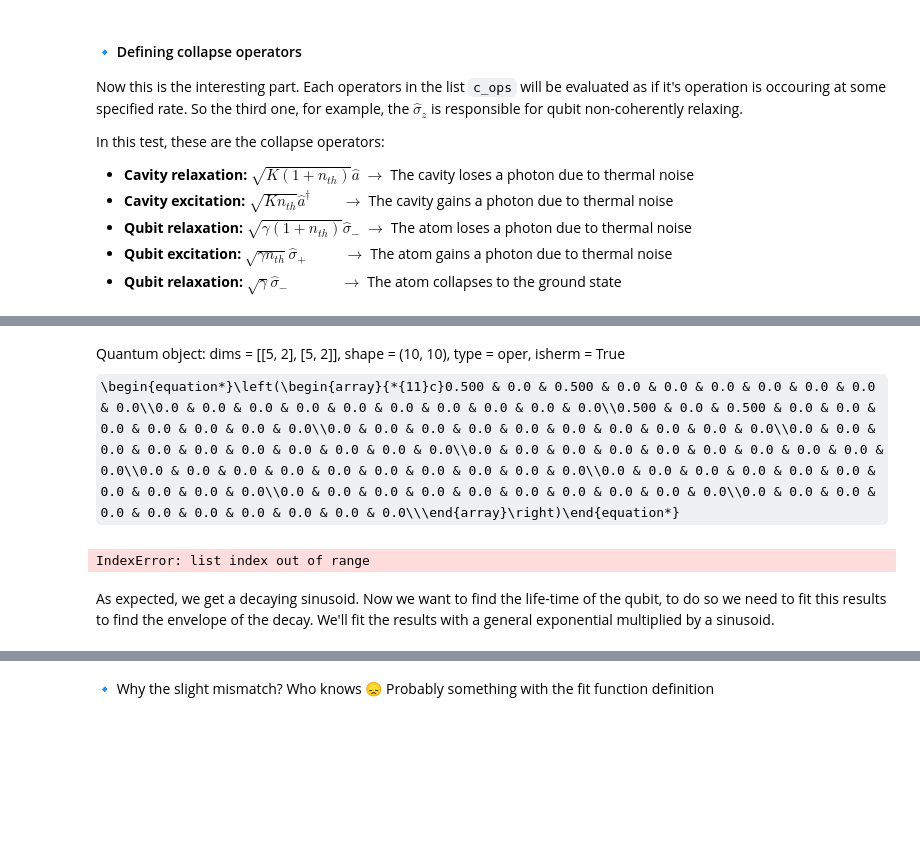
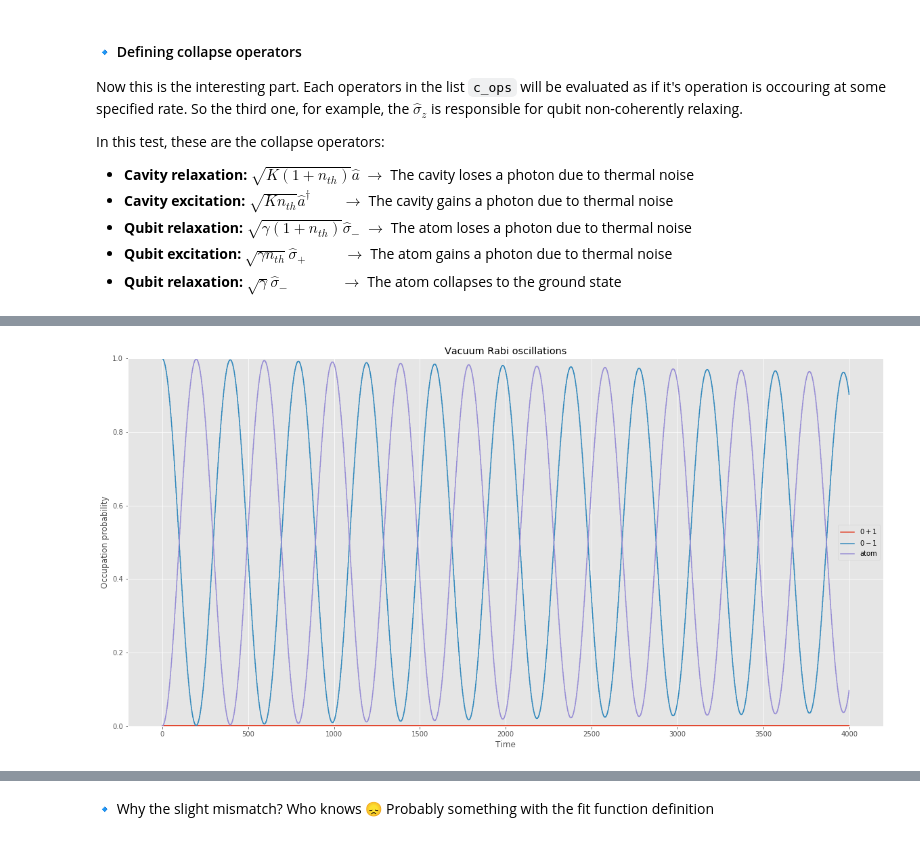
Before and after one commit to DanielCohenHillel/Cavity-Analysis, a Jupyter notebook: dephasing/dephasing.ipynb, the cells around one changed output, grey strips where cells are left out. Cells and saved outputs as stored; diff of their text form; code cells hidden in the pictures; some formulas as TeX source; blank space fills up the shorter version.

```diff
--- a/dephasing/dephasing.ipynb
+++ b/dephasing/dephasing.ipynb
@@ -122,24 +109,0 @@ if not output.num_expect:
-# %%
-e_ops[0]
-# %% [output]
-Quantum object: dims = [[5, 2], [5, 2]], shape = (10, 10), type = oper, isherm = True\begin{equation*}\left(\begin{array}{*{11}c}0.500 & 0.0 & 0.500 & 0.0 & 0.0 & 0.0 & 0.0 & 0.0 & 0.0 & 0.0\\0.0 & 0.0 & 0.0 & 0.0 & 0.0 & 0.0 & 0.0 & 0.0 & 0.0 & 0.0\\0.500 & 0.0 & 0.500 & 0.0 & 0.0 & 0.0 & 0.0 & 0.0 & 0.0 & 0.0\\0.0 & 0.0 & 0.0 & 0.0 & 0.0 & 0.0 & 0.0 & 0.0 & 0.0 & 0.0\\0.0 & 0.0 & 0.0 & 0.0 & 0.0 & 0.0 & 0.0 & 0.0 & 0.0 & 0.0\\0.0 & 0.0 & 0.0 & 0.0 & 0.0 & 0.0 & 0.0 & 0.0 & 0.0 & 0.0\\0.0 & 0.0 & 0.0 & 0.0 & 0.0 & 0.0 & 0.0 & 0.0 & 0.0 & 0.0\\0.0 & 0.0 & 0.0 & 0.0 & 0.0 & 0.0 & 0.0 & 0.0 & 0.0 & 0.0\\0.0 & 0.0 & 0.0 & 0.0 & 0.0 & 0.0 & 0.0 & 0.0 & 0.0 & 0.0\\0.0 & 0.0 & 0.0 & 0.0 & 0.0 & 0.0 & 0.0 & 0.0 & 0.0 & 0.0\\\end{array}\right)\end{equation*}
-# %%
-n_c = output.expect[0]
-n_a = output.expect[1]
-nn = output.expect[2]
-
-
-fig, axes = plt.subplots(figsize=(20,10))
-n = []
-for i, expect in enumerate(output.expect):
-    n.append(expect)
-    axes.plot(tlist, expect)
-
-axes.legend(["$0+1$", "$0-1$", "atom"])
-axes.set_xlabel('Time')
-axes.set_ylabel('Occupation probability')
-axes.set_title('Vacuum Rabi oscillations');
-# %% [output]
-IndexError: list index out of range
-# %% [markdown]
-As expected, we get a decaying sinusoid. Now we want to find the life-time of the qubit, to do so we need to fit this results to find the envelope of the decay. We'll fit the results with a general exponential multiplied by a sinusoid.
@@ -145,0 +121,21 @@ As expected, we get a decaying sinusoid. Now we want to find the life-time of th
+# %%
+if not output.num_expect:
+    fig, ax = plt.subplots(figsize=(20,10))
+
+    qstates = np.array([np.real(state.ptrace(1)) for state in states])
+
+    n = [[abs(np.trace(state*(psi0 + psi_e))) for state in states],
+         [abs(np.trace(state*(psi1 + psi_1))) for state in states]]
+
+    ax.plot(qstates[:,1,1])  # P(|e>)
+    ax.plot(n[0])            # P(|0>+|1> X |g> + |0>+|1> X |e>)
+    ax.plot(n[1])            # P(|0>-|1> X |g> + |0>-|1> X |e>)
+
+    ax.legend(["$0+1$", "$0-1$", "atom"])
+    ax.set_xlabel('Time')
+    ax.set_ylabel('Occupation probability')
+    ax.set_title('Vacuum Rabi oscillations');
+    ax.set_ylim(0, 1)
+plt.show();
+# %% [output]
+[figure, added]
```
Also changed, not shown: parts of 14 cells of this notebook, 2 other files.
